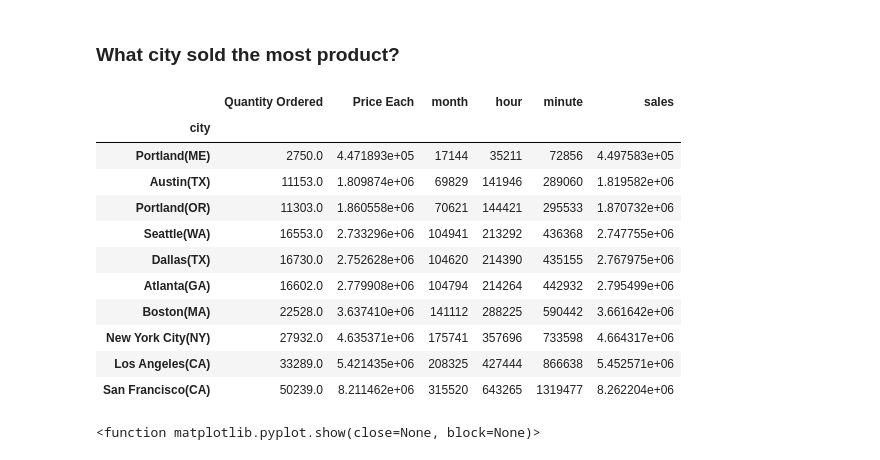
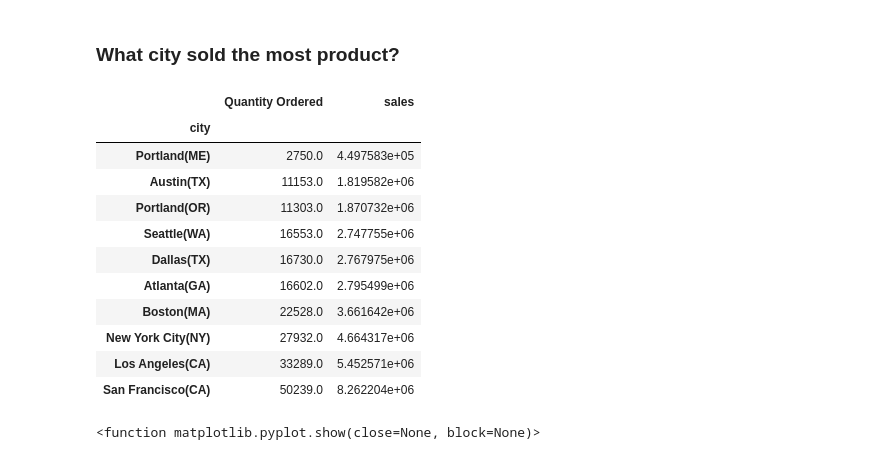
Before and after one commit to ahmadhammad301/data_analysis, a Jupyter notebook: Ecommerce_Sales_Analysis/One year sales (2019).ipynb, the cells around one changed output. Cells and saved outputs as stored; diff of their text form; code cells hidden in the pictures.

```diff
--- a/Ecommerce_Sales_Analysis/One year sales (2019).ipynb
+++ b/Ecommerce_Sales_Analysis/One year sales (2019).ipynb
@@ -292,20 +289,20 @@ fig.show()
 # %% [markdown]
 ### What city sold the most product?
 # %%
-merged_data.groupby(['city']).sum().sort_values(by='sales')
+merged_data.groupby(['city']).sum().sort_values(by='sales')[['Quantity Ordered', 'sales']]
 # %% [output]
-|  | Quantity Ordered | Price Each | month | hour | minute | sales |
-| city |  |  |  |  |  |  |
-| Portland(ME) | 2750.0 | 4.471893e+05 | 17144 | 35211 | 72856 | 4.497583e+05 |
-| Austin(TX) | 11153.0 | 1.809874e+06 | 69829 | 141946 | 289060 | 1.819582e+06 |
-| Portland(OR) | 11303.0 | 1.860558e+06 | 70621 | 144421 | 295533 | 1.870732e+06 |
-| Seattle(WA) | 16553.0 | 2.733296e+06 | 104941 | 213292 | 436368 | 2.747755e+06 |
-| Dallas(TX) | 16730.0 | 2.752628e+06 | 104620 | 214390 | 435155 | 2.767975e+06 |
-| Atlanta(GA) | 16602.0 | 2.779908e+06 | 104794 | 214264 | 442932 | 2.795499e+06 |
-| Boston(MA) | 22528.0 | 3.637410e+06 | 141112 | 288225 | 590442 | 3.661642e+06 |
-| New York City(NY) | 27932.0 | 4.635371e+06 | 175741 | 357696 | 733598 | 4.664317e+06 |
-| Los Angeles(CA) | 33289.0 | 5.421435e+06 | 208325 | 427444 | 866638 | 5.452571e+06 |
-| San Francisco(CA) | 50239.0 | 8.211462e+06 | 315520 | 643265 | 1319477 | 8.262204e+06 |
+|  | Quantity Ordered | sales |
+| city |  |  |
+| Portland(ME) | 2750.0 | 4.497583e+05 |
+| Austin(TX) | 11153.0 | 1.819582e+06 |
+| Portland(OR) | 11303.0 | 1.870732e+06 |
+| Seattle(WA) | 16553.0 | 2.747755e+06 |
+| Dallas(TX) | 16730.0 | 2.767975e+06 |
+| Atlanta(GA) | 16602.0 | 2.795499e+06 |
+| Boston(MA) | 22528.0 | 3.661642e+06 |
+| New York City(NY) | 27932.0 | 4.664317e+06 |
+| Los Angeles(CA) | 33289.0 | 5.452571e+06 |
+| San Francisco(CA) | 50239.0 | 8.262204e+06 |
 # %%
 keys = [City for City, df in merged_data.groupby(['city'])]#dont use .unique() it leads to inconsistance
 
```
Also changed, not shown: parts of 7 cells of this notebook.
